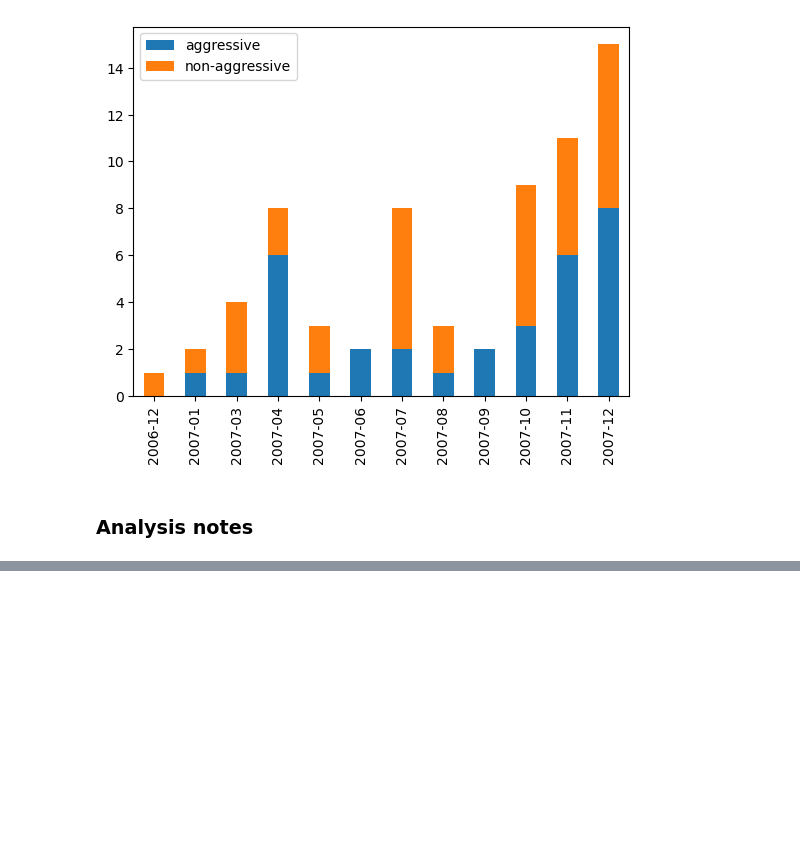
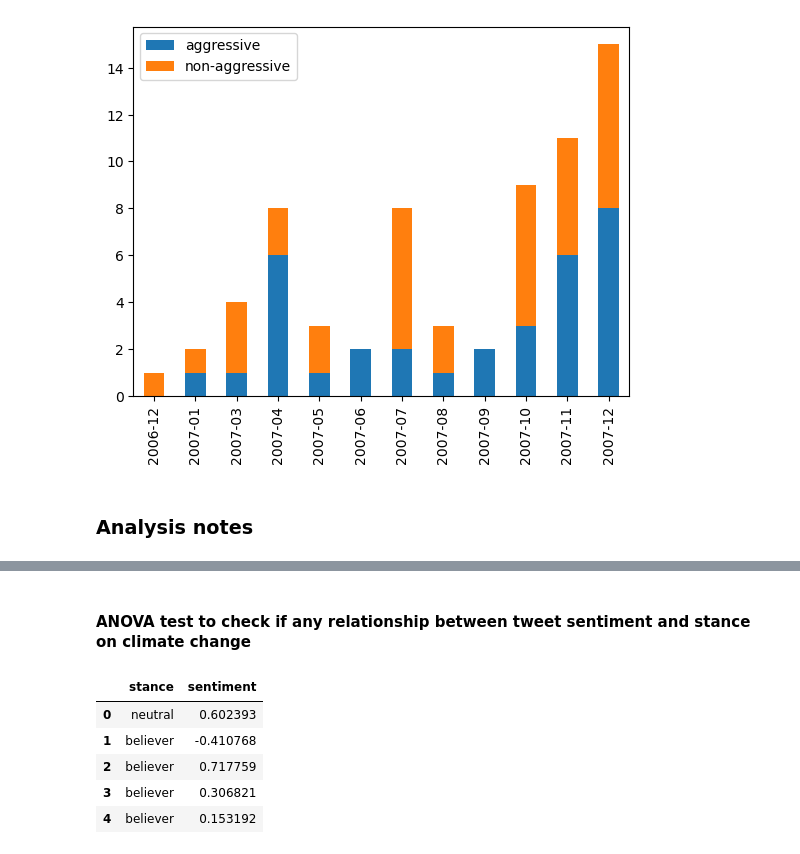
Before and after one commit to andcetera/Twitter-climate-change-sentiment, a Jupyter notebook: Tracking_Deniers_Over_Time.ipynb, the cells around one changed output, grey strips where cells are left out. Cells and saved outputs as stored; diff of their text form; code cells hidden in the pictures; blank space fills up the shorter version.

Commit message:
add ANOVA test

```diff
--- a/Tracking_Deniers_Over_Time.ipynb
+++ b/Tracking_Deniers_Over_Time.ipynb
@@ -267,0 +229,14 @@ d2.head()
+# %% [markdown]
+#### ANOVA test to check if any relationship between tweet sentiment and stance on climate change
+# %%
+file2 = 'Resources/sample_05.csv'
+df2 = pd.read_csv(file2)
+bx = df2.loc[:, ['stance', 'sentiment']]
+bx.head()
+# %% [output]
+|  | stance | sentiment |
+| 0 | neutral | 0.602393 |
+| 1 | believer | -0.410768 |
+| 2 | believer | 0.717759 |
+| 3 | believer | 0.306821 |
+| 4 | believer | 0.153192 |
```
Also changed, not shown: parts of 11 cells of this notebook, 4 other files.
